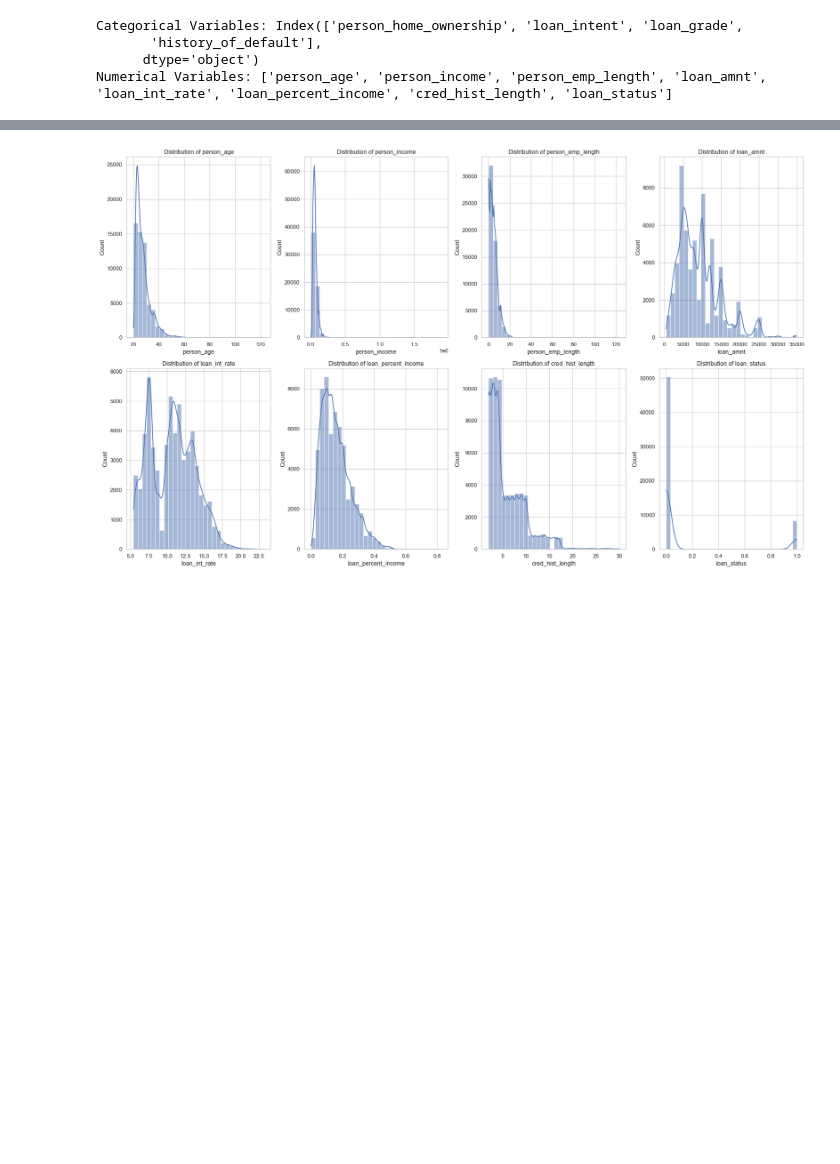
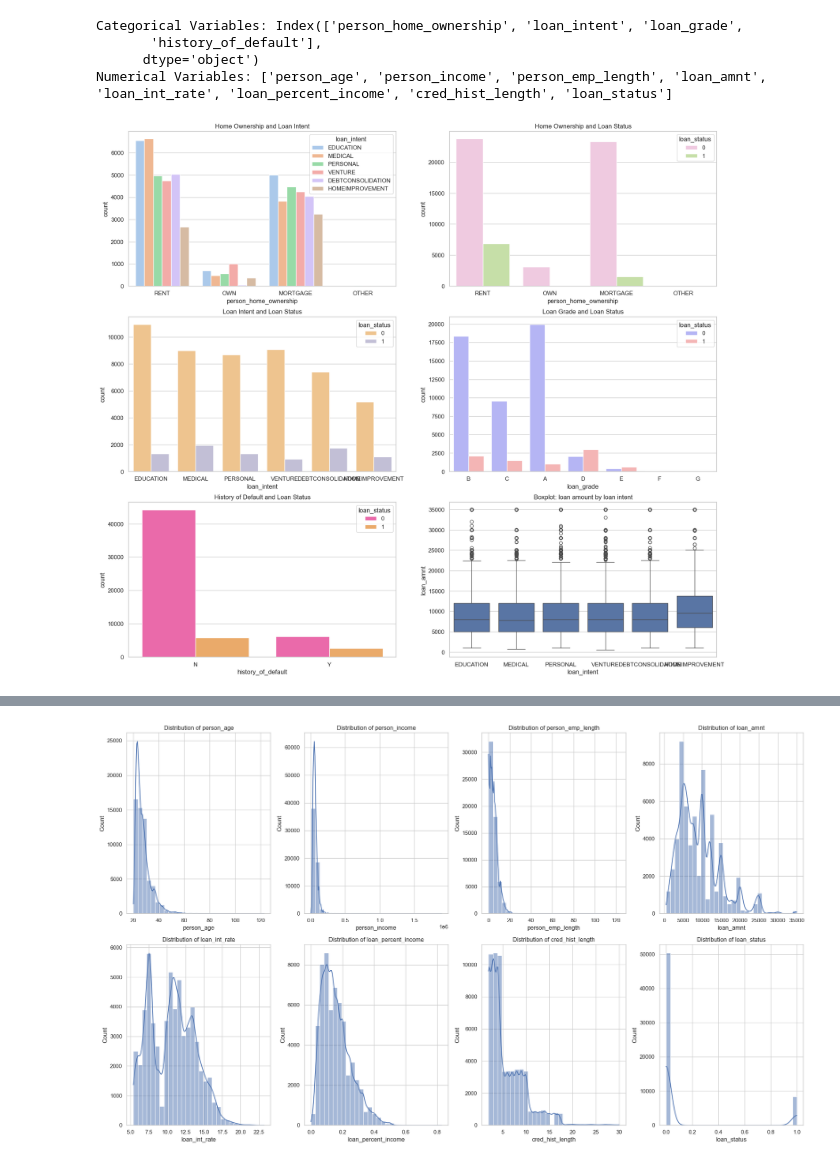
Before and after one commit to alexhtran/data_alchemy_assignments, a Jupyter notebook: EDA and Modeling.ipynb, the cells around one changed output, grey strips where cells are left out. Drawn from its saved outputs; the diff is of its cells as text; code cells hidden in the pictures; blank space fills up the shorter version.

```diff
--- a/EDA and Modeling.ipynb
+++ b/EDA and Modeling.ipynb
@@ -143,3 +143,35 @@ Categorical Variables: Index(['person_home_ownership', 'loan_intent', 'loan_grad
        'history_of_default'],
       dtype='object')
 Numerical Variables: ['person_age', 'person_income', 'person_emp_length', 'loan_amnt', 'loan_int_rate', 'loan_percent_income', 'cred_hist_length', 'loan_status']
+# %%
+# Grouped bar plot for categorical vs. categorical
+# Also playing around with palettes lol
+
+fig, ax = plt.subplots(3, 2, figsize=(20, 18))
+
+# Home Ownership and Loan Intent
+sns.countplot(data=df, x='person_home_ownership', hue='loan_intent', palette='pastel', ax=ax[0,0])
+ax[0,0].set_title("Home Ownership and Loan Intent")
+
+# Home Ownership and Loan Status
+sns.countplot(data=df, x='person_home_ownership', hue='loan_status', palette='PiYG', ax=ax[0,1])
+ax[0,1].set_title("Home Ownership and Loan Status")
+
+# Loan Intent and Loan Status
+sns.countplot(data=df, x='loan_intent', hue='loan_status', palette='PuOr', ax=ax[1,0])
+ax[1,0].set_title("Loan Intent and Loan Status")
+
+# Loan Grade and Loan Status
+sns.countplot(data=df, x='loan_grade', hue='loan_status', palette='bwr', ax=ax[1,1])
+ax[1,1].set_title("Loan Grade and Loan Status")
+
+# History of Default and Loan Status
+sns.countplot(data=df, x='history_of_default', hue='loan_status', palette='spring', ax=ax[2,0])
+ax[2,0].set_title("History of Default and Loan Status")
+
+# Box plot for numerical vs. categorical
+sns.boxplot(data=df, x='loan_intent', y='loan_amnt')
+plt.title("Boxplot: loan amount by loan intent")
+plt.show()
+# %% [output]
+[figure, added]
```
Also changed, not shown: parts of 16 cells of this notebook, 29 other files.
